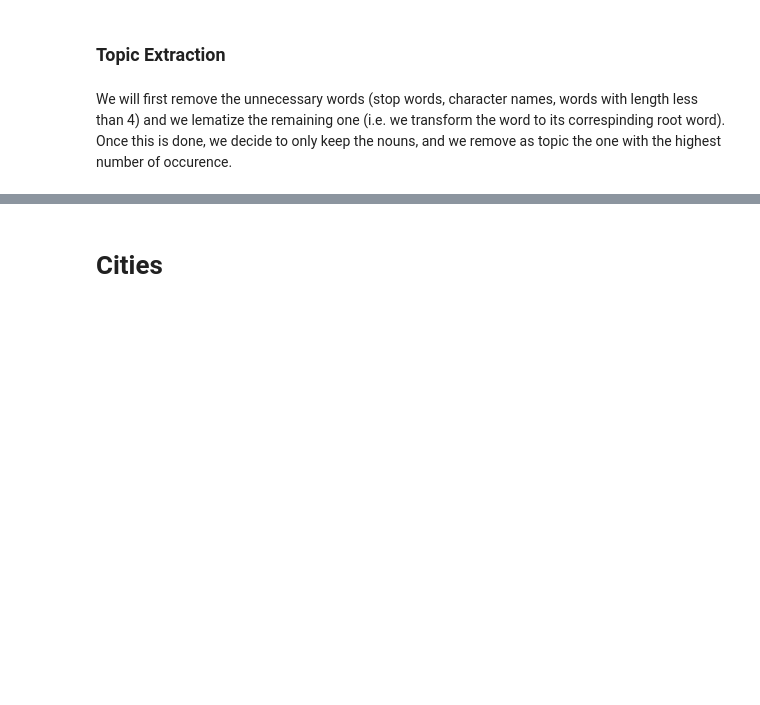
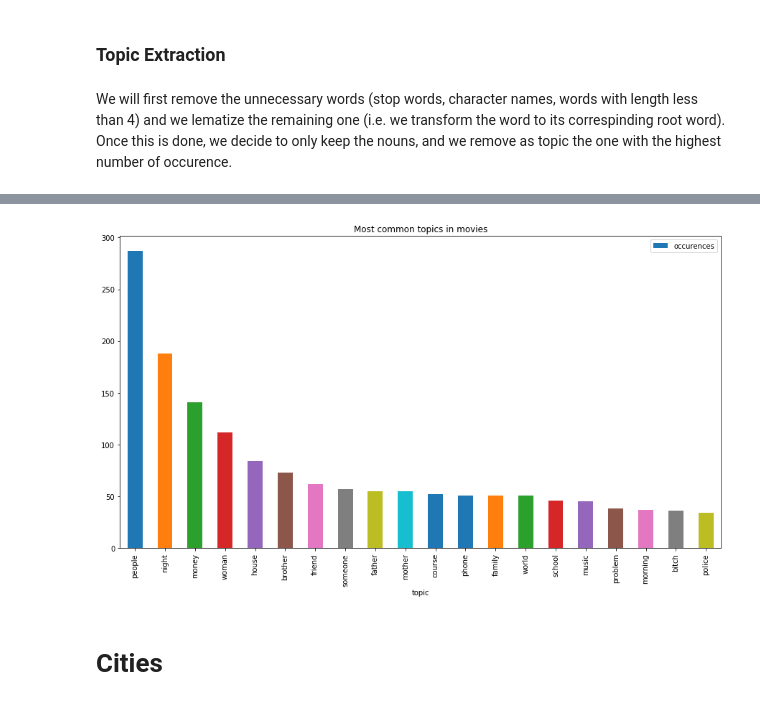
Before and after one commit to plechoss/Project, a Jupyter notebook: Notebook.ipynb, the cells around one changed output, grey strips where cells are left out. Drawn from its saved outputs; the diff is of its cells as text; code cells hidden in the pictures; blank space fills up the shorter version.

```diff
--- a/Notebook.ipynb
+++ b/Notebook.ipynb
@@ -447,4 +446,3 @@ def topWord(text, characters):
 # %%
 udf_topic = udf(topWord, ArrayType(StringType()))
-tv_subs = tv_subs.withColumn('topic', udf_topic('subs','characters'))
-#movies_subs = movies_subs.withColumn('topic', udf_topic('subs','characters'))
+movies_subs = movies_subs.withColumn('topic', udf_topic('subs','characters'))
@@ -469,0 +451,4 @@ PicklingError: Could not serialize object: TypeError: __init__() got an unexpect
+# %%
+#counting the most common topics
+movie_topics = movies_subs.select(explode('topic').alias('topic'))
+movie_topics = movie_topics.rdd.map(lambda x: (x,1)).reduceByKey(lambda a,b: a+b).collect()
@@ -469,0 +482,3 @@ PicklingError: Could not serialize object: TypeError: __init__() got an unexpect
+# %%
+movie_topics.sort(key= lambda x: x[1],reverse=True)
+movie_topics[:20]
@@ -469,0 +508,2 @@ PicklingError: Could not serialize object: TypeError: __init__() got an unexpect
+# %%
+clean_movie_topics = [(i[0],j) for i,j in movie_topics]
@@ -470,3 +515,8 @@ PicklingError: Could not serialize object: TypeError: __init__() got an unexpect
+# %%
+pd.DataFrame(clean_movie_topics[:20],columns=['topic','occurences']).plot.bar(x='topic',y='occurences',figsize=(15,8),title='Most common topics in movies')
+plt.savefig('docs/img/movie_topics.png',transparent=True)
+# %% [output]
+[figure, added]
 # %% [markdown]
 # Cities
 # %% [markdown]
```
Also changed, not shown: parts of 28 cells of this notebook, 20 other files.
